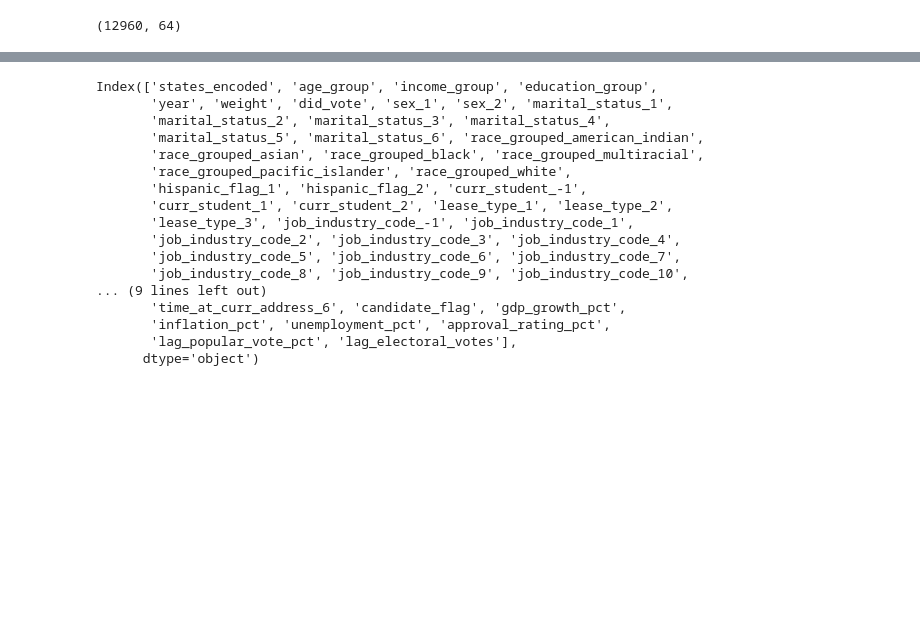
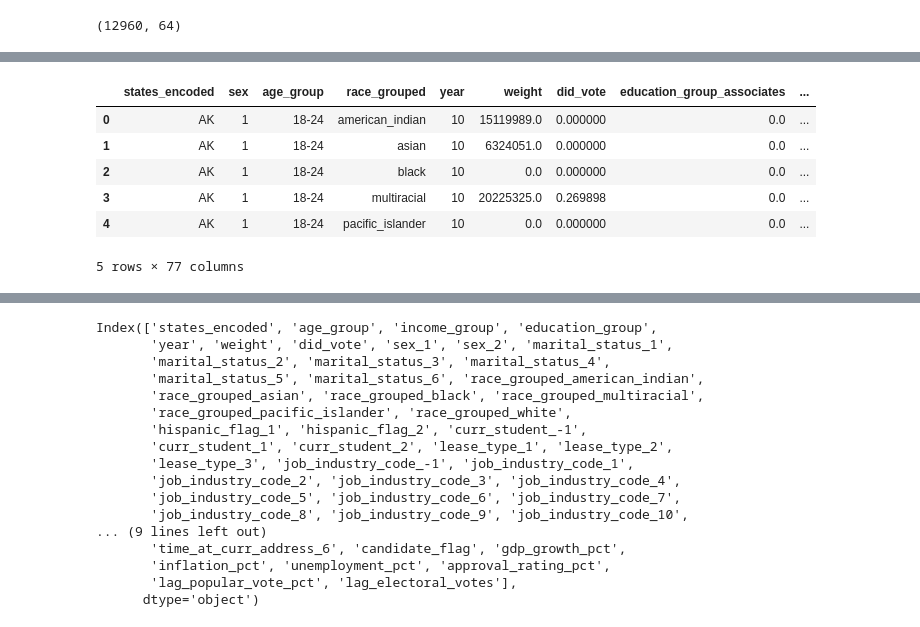
Before and after one commit to ecw70574/US-Census-Voting-and-Registration-DSCI-Capstone-Project, a Jupyter notebook: rosie_test_pipeline.ipynb, the cells around one changed output, grey strips where cells are left out. Saved outputs shown, nothing was run; the diff lists cells and outputs as text; code cells hidden in the pictures; blank space fills up the shorter version.

```diff
--- a/rosie_test_pipeline.ipynb
+++ b/rosie_test_pipeline.ipynb
@@ -12,0 +131,10 @@ panel10 = pd.read_csv("processed/panel_10.csv")
+# %%
+all_years.head()
+# %% [output]
+|  | states_encoded | sex | age_group | race_grouped | year | weight | did_vote | education_group_associates | ... |
+| 0 | AK | 1 | 18-24 | american_indian | 10 | 15119989.0 | 0.000000 | 0.0 | ... |
+| 1 | AK | 1 | 18-24 | asian | 10 | 6324051.0 | 0.000000 | 0.0 | ... |
+| 2 | AK | 1 | 18-24 | black | 10 | 0.0 | 0.000000 | 0.0 | ... |
+| 3 | AK | 1 | 18-24 | multiracial | 10 | 20225325.0 | 0.269898 | 0.0 | ... |
+| 4 | AK | 1 | 18-24 | pacific_islander | 10 | 0.0 | 0.000000 | 0.0 | ... |
+5 rows × 77 columns
```
Also changed, not shown: parts of 18 cells of this notebook, 11 other files.
